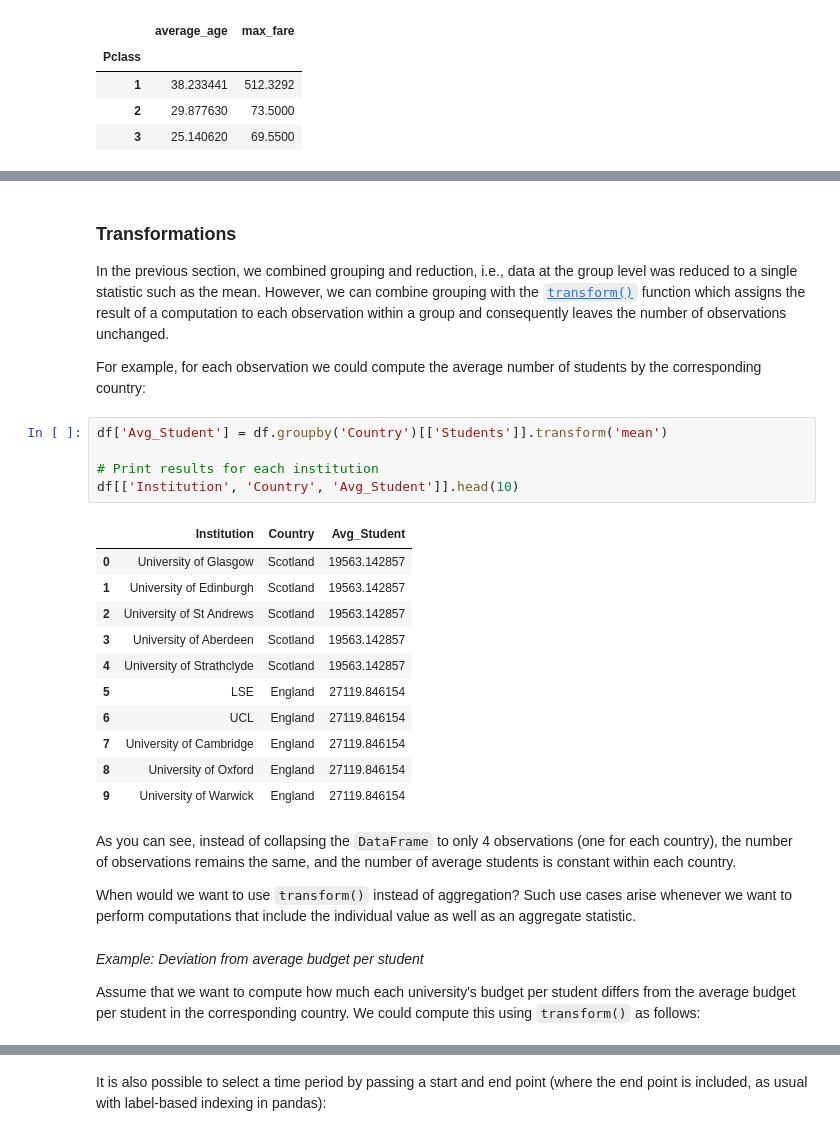
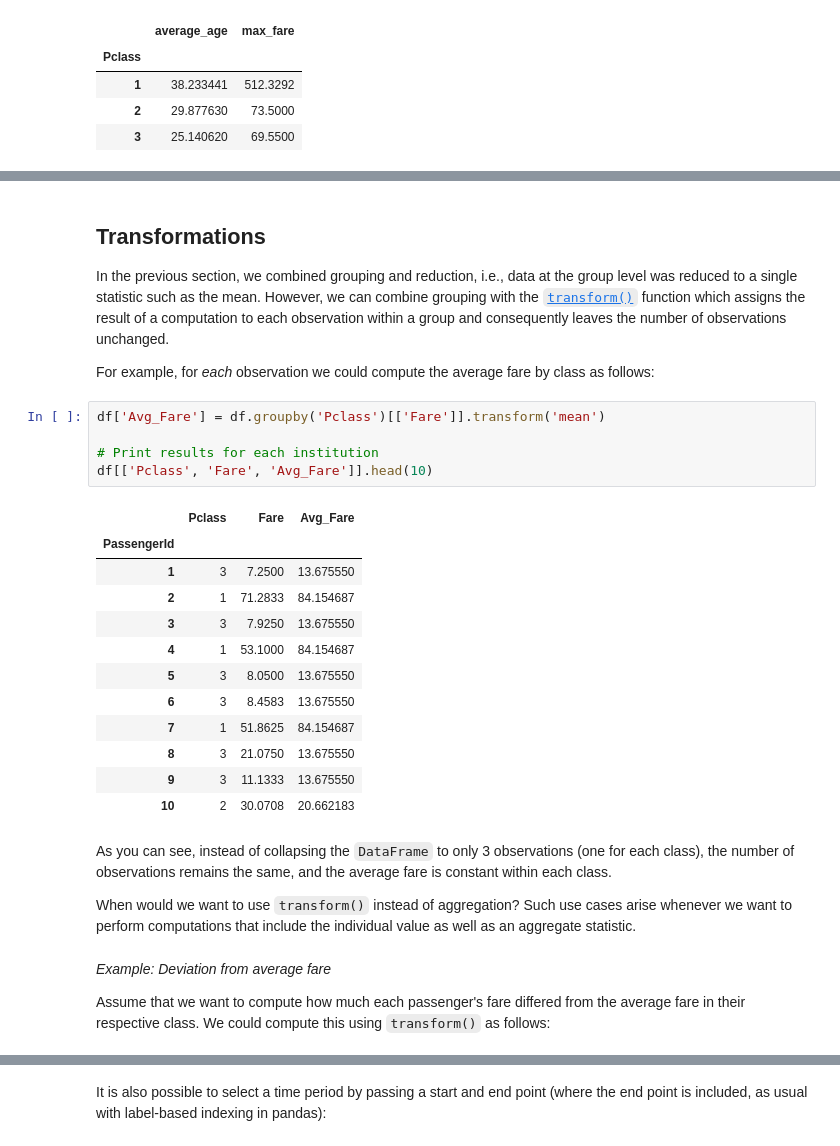
Before and after one commit to richardfoltyn/TECH2-H24, a Jupyter notebook: lecture3/lecture3.ipynb, the cells around one changed output, grey strips where cells are left out. Saved outputs shown, nothing was run; the diff lists cells and outputs as text.

```diff
--- a/lecture3/lecture3.ipynb
+++ b/lecture3/lecture3.ipynb
@@ -266,32 +277,33 @@ the entire chunk of data but only one column at a time.
 # %% [markdown]
-### Transformations
+## Transformations
 
 In the previous section, we combined grouping and reduction, i.e., data at the group level was reduced to a single statistic such as the mean. However, we can combine grouping with the
 [`transform()`](https://pandas.pydata.org/docs/reference/api/pandas.core.groupby.DataFrameGroupBy.transform.html) function which assigns the result of a computation to each observation within a group and consequently leaves the number of observations unchanged.
 
-For example, for each observation we could compute the average number of students by the corresponding country:
+For example, for _each_ observation we could compute the average fare by class as follows:
 # %%
-df['Avg_Student'] = df.groupby('Country')[['Students']].transform('mean')
+df['Avg_Fare'] = df.groupby('Pclass')[['Fare']].transform('mean')
 
 # Print results for each institution
-df[['Institution', 'Country', 'Avg_Student']].head(10)
+df[['Pclass', 'Fare', 'Avg_Fare']].head(10)
 # %% [output]
-|  | Institution | Country | Avg_Student |
-| 0 | University of Glasgow | Scotland | 19563.142857 |
-| 1 | University of Edinburgh | Scotland | 19563.142857 |
-| 2 | University of St Andrews | Scotland | 19563.142857 |
-| 3 | University of Aberdeen | Scotland | 19563.142857 |
-| 4 | University of Strathclyde | Scotland | 19563.142857 |
-| 5 | LSE | England | 27119.846154 |
-| 6 | UCL | England | 27119.846154 |
-| 7 | University of Cambridge | England | 27119.846154 |
-| 8 | University of Oxford | England | 27119.846154 |
-| 9 | University of Warwick | England | 27119.846154 |
+|  | Pclass | Fare | Avg_Fare |
+| PassengerId |  |  |  |
+| 1 | 3 | 7.2500 | 13.675550 |
+| 2 | 1 | 71.2833 | 84.154687 |
+| 3 | 3 | 7.9250 | 13.675550 |
+| 4 | 1 | 53.1000 | 84.154687 |
+| 5 | 3 | 8.0500 | 13.675550 |
+| 6 | 3 | 8.4583 | 13.675550 |
+| 7 | 1 | 51.8625 | 84.154687 |
+| 8 | 3 | 21.0750 | 13.675550 |
+| 9 | 3 | 11.1333 | 13.675550 |
+| 10 | 2 | 30.0708 | 20.662183 |
 # %% [markdown]
-As you can see, instead of collapsing the `DataFrame` to only 4 observations (one for each country), the number of observations remains the same, and the number of average students is constant within each country.
+As you can see, instead of collapsing the `DataFrame` to only 3 observations (one for each class), the number of observations remains the same, and the average fare is constant within each class.
 
 When would we want to use `transform()` instead of aggregation? Such use cases arise whenever we want to perform computations that include the individual value as well as an aggregate statistic.
 # %% [markdown]
-*Example: Deviation from average budget per student*
+*Example: Deviation from average fare*
 
-Assume that we want to compute how much each university's budget per student differs from the average budget per student in the corresponding country. We could compute this using `transform()` as follows:
+Assume that we want to compute how much each passenger's fare differed from the average fare in their respective class. We could compute this using `transform()` as follows:
```
Also changed, not shown: parts of 89 cells of this notebook, 2 other files.
